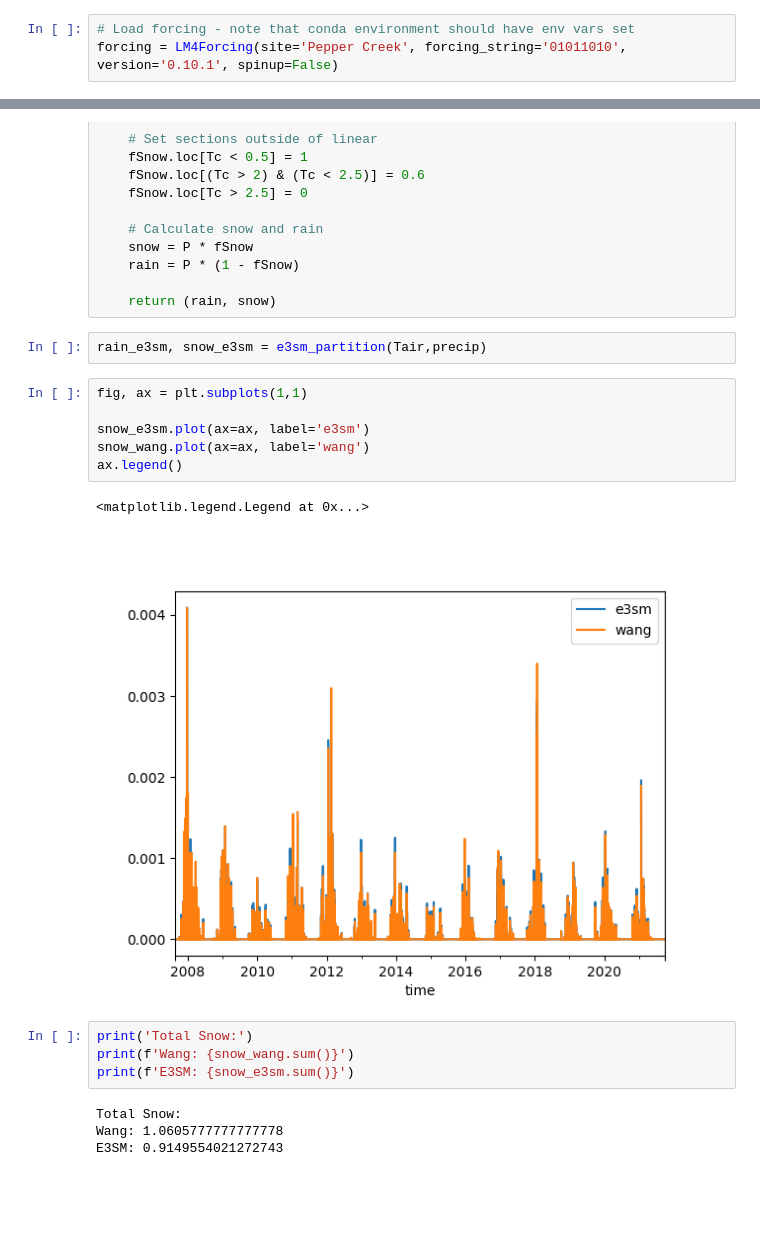
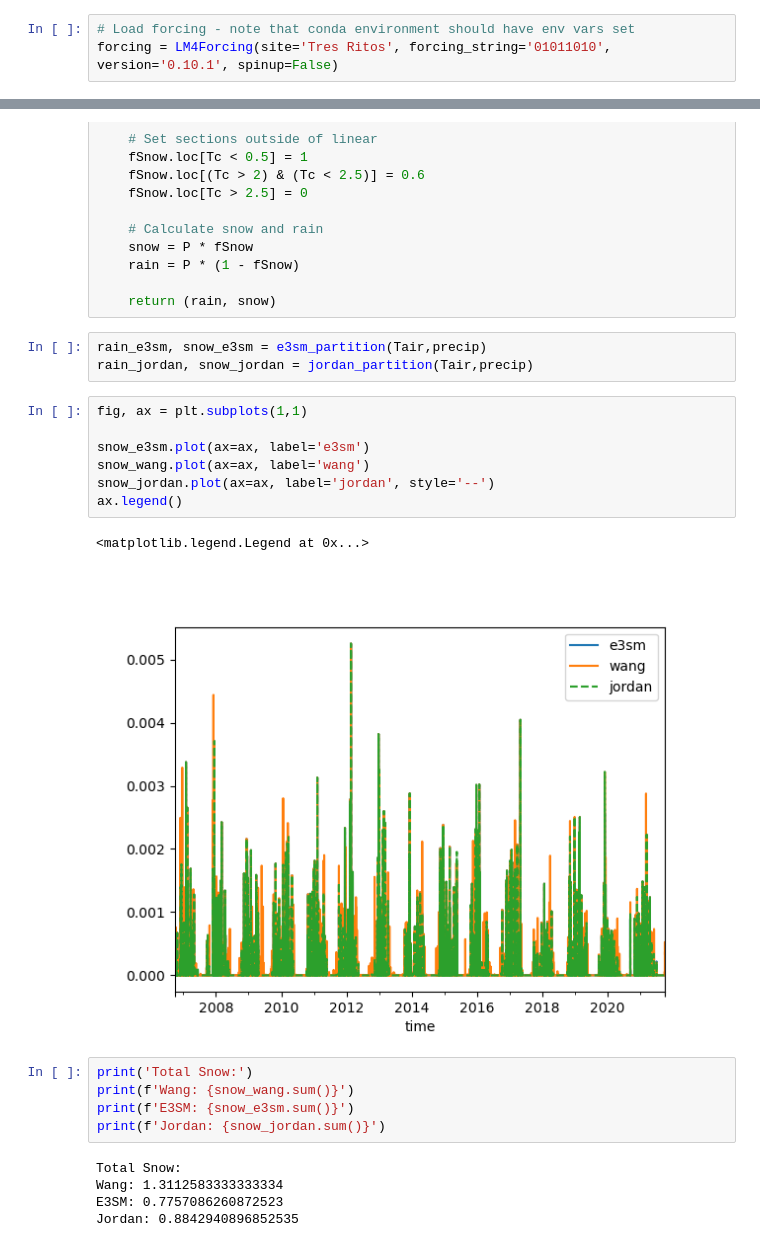
Before and after one commit to chrisrycx/lm4px_data_analysis, a Jupyter notebook: forcing_validation/PrecipPartition.ipynb, the cells around one changed output, grey strips where cells are left out. Saved outputs shown, nothing was run; the diff lists cells and outputs as text; blank space fills up the shorter version.

Commit message:
Finish precip partition

```diff
--- a/forcing_validation/PrecipPartition.ipynb
+++ b/forcing_validation/PrecipPartition.ipynb
@@ -10,7 +10,7 @@ import pandas as pd
 from model_datasets.forcing import LM4Forcing
 # %%
 # Load forcing - note that conda environment should have env vars set
-forcing = LM4Forcing(site='Pepper Creek', forcing_string='01011010', version='0.10.1', spinup=False)
+forcing = LM4Forcing(site='Tres Ritos', forcing_string='01011010', version='0.10.1', spinup=False)
 # %%
 forcing_vars = forcing.get_variables()
 forcing_vars.head()
@@ -88,20 +88,24 @@ def jordan_partition(T: pd.Series, P: pd.Series) -> tuple[pd.Series, pd.Series]:
     return (rain, snow)
 # %%
 rain_e3sm, snow_e3sm = e3sm_partition(Tair,precip)
+rain_jordan, snow_jordan = jordan_partition(Tair,precip)
 # %%
 fig, ax = plt.subplots(1,1)
 
 snow_e3sm.plot(ax=ax, label='e3sm')
 snow_wang.plot(ax=ax, label='wang')
+snow_jordan.plot(ax=ax, label='jordan', style='--')
 ax.legend()
 # %% [output]
 <matplotlib.legend.Legend at 0x...>
-[figure, old version]
+[figure, new version]
 # %%
 print('Total Snow:')
 print(f'Wang: {snow_wang.sum()}')
 print(f'E3SM: {snow_e3sm.sum()}')
+print(f'Jordan: {snow_jordan.sum()}')
 # %% [output]
 Total Snow:
-Wang: 1.0605777777777778
-E3SM: 0.9149554021272743
+Wang: 1.3112583333333334
+E3SM: 0.7757086260872523
+Jordan: 0.8842940896852535
```
Also changed, not shown: 1 other file.
